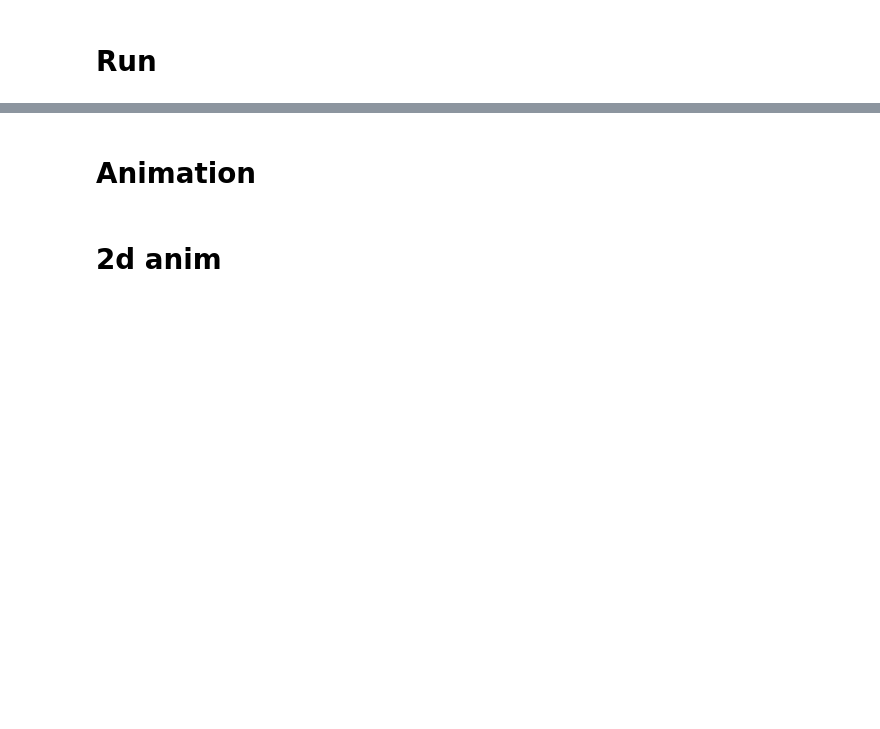
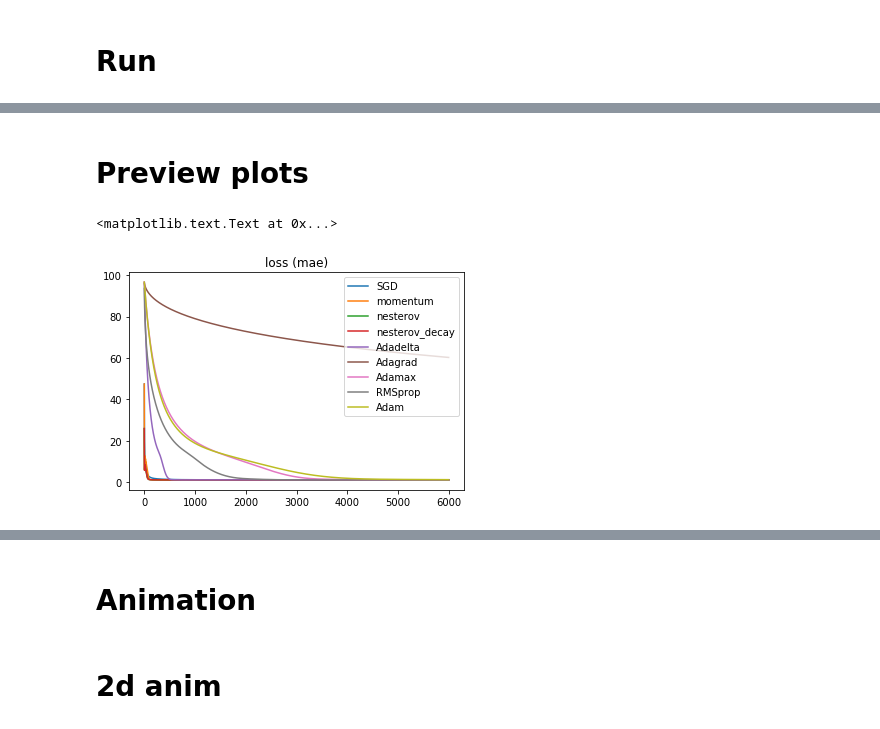
Before and after one commit to wassname/viz_torch_optim, a Jupyter notebook: main.ipynb, the cells around one changed output, grey strips where cells are left out. Cells and saved outputs as stored; diff of their text form; code cells hidden in the pictures; blank space fills up the shorter version.

```diff
--- a/main.ipynb
+++ b/main.ipynb
@@ -144,18 +385,25 @@ lr=1e-4
 # %%
+import torch.optim as optim
+lr = problem.lr
+constructors = dict(
+    # need smaller lr's sometimes
+    SGD= lambda params: optim.SGD(params, lr=lr),
+    momentum = lambda params: optim.SGD(params, lr=lr, momentum=0.9),
+    nesterov = lambda params: optim.SGD(params, lr=lr, momentum=0.9, nesterov=True),
+    nesterov_decay = lambda params: optim.SGD(params, lr=lr, momentum=0.9, nesterov=True, weight_decay=1e-4),
 
-constructors = dict(
-    Adam = lambda params: optim.Adam(params, lr=lr),
-#     lambda params:  optim.Adam(params, lr=lr, weight_decay=1e-2),
+    # need larger lr's sometimes
     Adadelta = lambda params: optim.Adadelta(params),
     Adagrad = lambda params: optim.Adagrad(params, lr=lr),
+
+    #
     Adamax = lambda params: optim.Adamax(params, lr=lr),
     RMSprop = lambda params: optim.RMSprop(params, lr=lr),
+    Adam = lambda params: optim.Adam(params, lr=lr),
+    #     lambda params:  optim.Adam(params, lr=lr, weight_decay=1e-2),
+
+    # need to read about these, might not be comparable
 #     ASGD = lambda params: optim.ASGD(params, lr=lr),
 #     Rprop = lambda params: optim.Rprop(params, lr=lr),
 #     LBFGS = lambda params: optim.LBFGS(params),
-    SGD= lambda params: optim.SGD(params, lr=lr),
-    momentum = lambda params: optim.SGD(params, lr=lr, momentum=0.5),
-    nesterov = lambda params: optim.SGD(params, lr=lr, momentum=0.5, nesterov=True),
-#     decay = lambda params: optim.SGD(params, lr=lr, weight_decay=1e-4),
-
 )
@@ -168,12 +412,12 @@ results = {}
 distance = {}
 
 for name, constructor in constructors.items():
-    data, dist = test_f(constructor, x0=x0, steps=steps)
+    data, dist = test_f(problem.f, problem.df, constructor, x0=problem.x0, steps=problem.steps)
     results[name] = data
     distance[name] = dist
 # %%
 # calc paths and elevation
 methods = constructors.keys()
 paths = np.array([path.T for path in results.values()]) # should be (2,N) each
-zpaths = np.array([[f(p) for p in path.T] for path in paths])
+zpaths = np.array([[problem.f(torch.FloatTensor(p)).numpy()-z_min[0] + zeps for p in path.T] for path in paths])
 paths.shape, zpaths.shape
@@ -185,6 +446,10 @@ for i, name in enumerate(results):
+# %% [markdown]
+# Preview plots
 # %%
-
 for i, name in enumerate(results):
-    plt.plot(np.abs(zpaths[i]-z_min), label=name)
+    plt.plot(np.abs(zpaths[i]), label=name)
 plt.legend()
 plt.title('loss (mae)')
+# %% [output]
+<matplotlib.text.Text at 0x...>
+[figure, added]
```
Also changed, not shown: parts of 38 cells of this notebook, 3 other files.
